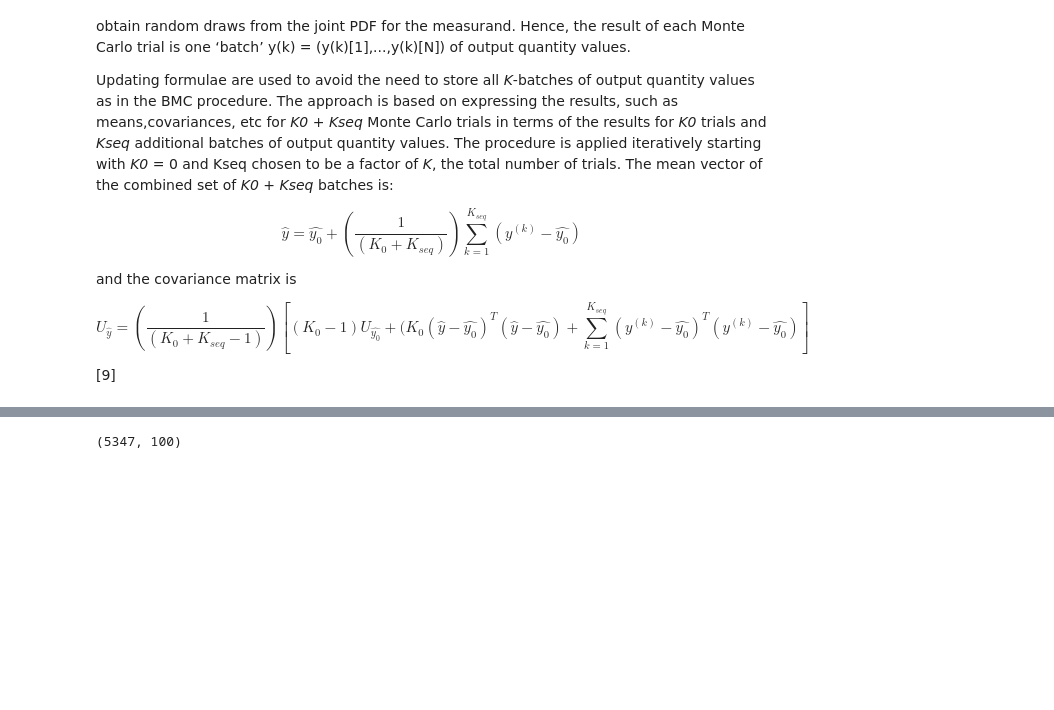
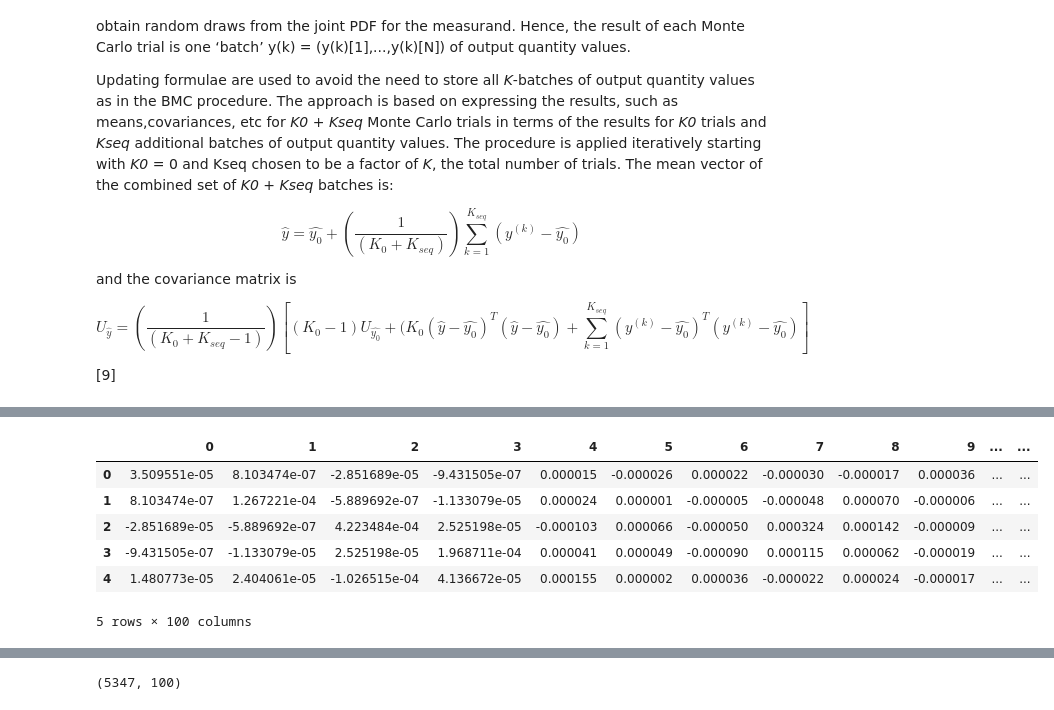
Before and after one commit to harislulic/ZeMA-machine-learning-tutorials, a Jupyter notebook: 3_Feature_selection.ipynb, the cells around one changed output, grey strips where cells are left out. Cells and saved outputs as stored; diff of their text form; code cells hidden in the pictures; blank space fills up the shorter version.

```diff
--- a/3_Feature_selection.ipynb
+++ b/3_Feature_selection.ipynb
@@ -1066,9 +1071,12 @@ MCruns100_Umeans_r=h5py.File("MCruns100Umeans.hdf5","r")
 # %%
-for i in range(100):
+repeated_runs=100
+Uy_means_array=[None]*repeated_runs
+means_array=[None]*repeated_runs
+for i in range(repeated_runs):
     means_array[i]=MCruns100_means_r["means_array"+str(i)]
     Uy_means_array[i]=MCruns100_Umeans_r["Uy_means_array"+str(i)]
 # %%
-means_array=np.asarray(means)
+means_array=np.asarray(means_array)
 %matplotlib notebook
 import ipywidgets as widgets
 from ipywidgets import interact, interact_manual
@@ -1141,18 +1149,18 @@ h1 = 100
 max_diag=list(range(h1))
 min_diag=list(range(h1))
 for i in range(h1):
-    max_diag[i]=max(np.diag(Uy_means[i]))
-    min_diag[i]=min(np.diag(Uy_means[i]))
+    max_diag[i]=max(np.diag(Uy_means_array[i]))
+    min_diag[i]=min(np.diag(Uy_means_array[i]))
 max_diag_sorted=np.argsort(max_diag)[::-1]
 min_diag_sorted=np.argsort(min_diag)
 print("The highest standard uncertainty in covariance matrices for", h1, "runs is:",np.sqrt(max_diag[max_diag_sorted[0]]))
 print("It appears in",max_diag_sorted[0],". run.")
-find_elem=np.where(Uy_means[max_diag_sorted[0]]==max_diag[max_diag_sorted[0]])
+find_elem=np.where(Uy_means_array[max_diag_sorted[0]]==max_diag[max_diag_sorted[0]])
 print("Index of highest standard uncertainty in Uy_means[",max_diag_sorted[0],"] is:",find_elem)
 
 print("The lowest standard uncertainty in covariance matrices for", h1, "runs is:",np.sqrt(min_diag[min_diag_sorted[0]]))
 print("It appears in",min_diag_sorted[0],". run.")
-find_elem_min=np.where(Uy_means[min_diag_sorted[0]]==min_diag[min_diag_sorted[0]])
+find_elem_min=np.where(Uy_means_array[min_diag_sorted[0]]==min_diag[min_diag_sorted[0]])
 print("Index of highest standard uncertainty in Uy_means[",min_diag_sorted[0],"] is:",find_elem_min)
 # %% [output]
 The highest standard uncertainty in covariance matrices for 100 runs is: 0.04144684653705254
@@ -1208,0 +1351,17 @@ $${U_\hat{y}} =(\frac{1}{(K_0+K_{seq}-1)})[(K_0-1)U_{\hat{y_0}}+(K_0(\hat{y}-\ha
+# %%
+N=10
+n_of_samples=2000
+n_features_for_select_u=0
+for i in range(len(sorted_values_from_all_sensors)):
+    n_features_for_select_u=n_features_for_select_u+int(len(sorted_values__amp_from_all_sensors[i][0,:]))
+
+# Defining how much of features with biggest Pearson correllation coeff. will be selected.
+n_of_features_u= int(input("How many features out of %s you want to select (recommended is 500): " % n_features_for_select_u))
+
+#Updating Monte Carlo
+K0=int(input("Enter the initial number of Monte Carlo trials:"))
+K=int(input("Enter the total number of Monte Carlo trials:"))
+Kseq=int(input("Enter the chosen number of Monte Carlo trials:"))
+A_UMC=group_draws(Kseq,sorted_values__amp_from_all_sensors,sorted_uncer_from_all_sensors_a)
+
+corr_array_UMC,Uy_mean_UMC,sensor_n_UMC,feature_n_UMC=Perform_UMC(A_UMC,N,n_of_samples,n_of_features_u,K0,K,Kseq)
@@ -1208,0 +1402,11 @@ $${U_\hat{y}} =(\frac{1}{(K_0+K_{seq}-1)})[(K_0-1)U_{\hat{y_0}}+(K_0(\hat{y}-\ha
+# %%
+Uy_mean_UMC=pd.DataFrame(Uy_mean_UMC)
+Uy_mean_UMC.head()
+# %% [output]
+|  | 0 | 1 | 2 | 3 | 4 | 5 | 6 | 7 | 8 | 9 | ... | ... |
+| 0 | 3.509551e-05 | 8.103474e-07 | -2.851689e-05 | -9.431505e-07 | 0.000015 | -0.000026 | 0.000022 | -0.000030 | -0.000017 | 0.000036 | ... | ... |
+| 1 | 8.103474e-07 | 1.267221e-04 | -5.889692e-07 | -1.133079e-05 | 0.000024 | 0.000001 | -0.000005 | -0.000048 | 0.000070 | -0.000006 | ... | ... |
+| 2 | -2.851689e-05 | -5.889692e-07 | 4.223484e-04 | 2.525198e-05 | -0.000103 | 0.000066 | -0.000050 | 0.000324 | 0.000142 | -0.000009 | ... | ... |
+| 3 | -9.431505e-07 | -1.133079e-05 | 2.525198e-05 | 1.968711e-04 | 0.000041 | 0.000049 | -0.000090 | 0.000115 | 0.000062 | -0.000019 | ... | ... |
+| 4 | 1.480773e-05 | 2.404061e-05 | -1.026515e-04 | 4.136672e-05 | 0.000155 | 0.000002 | 0.000036 | -0.000022 | 0.000024 | -0.000017 | ... | ... |
+5 rows × 100 columns
```
Also changed, not shown: parts of 43 cells of this notebook, 2 other files.
